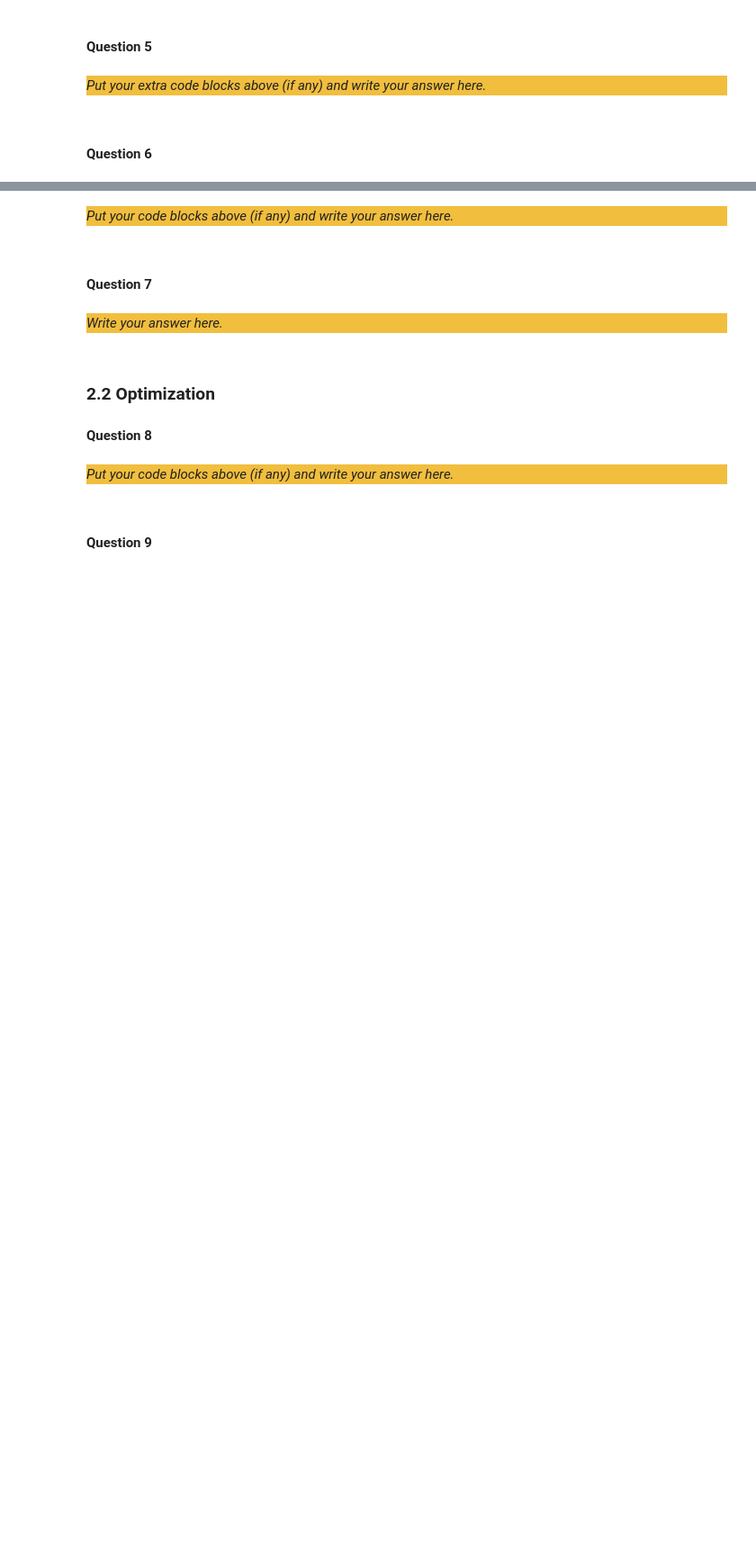
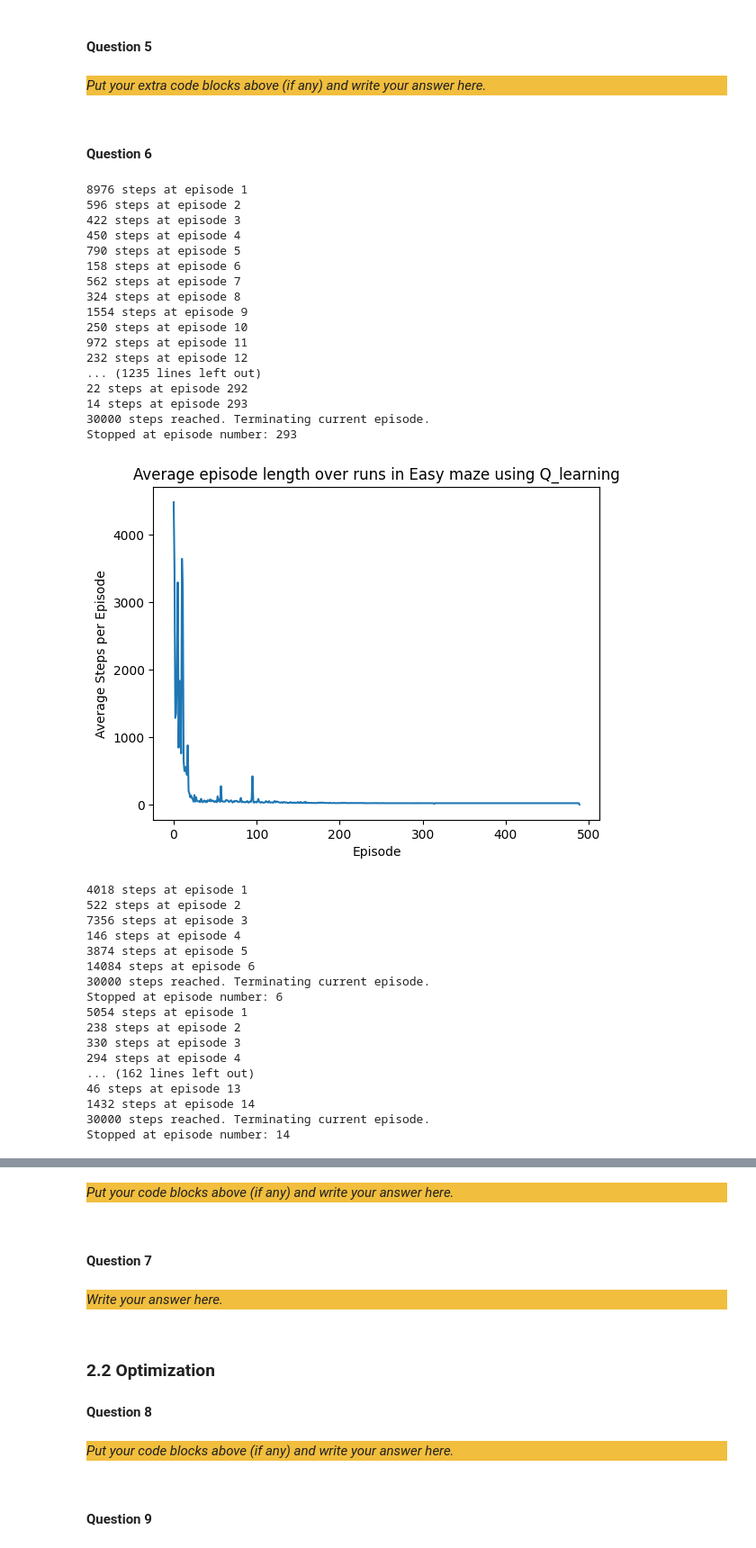
Before and after one commit to fusiatique/ci-assignments, a Jupyter notebook: assignment_3/src/Main.ipynb, the cells around one changed output, grey strips where cells are left out. Shown at 90% size. Saved outputs shown, nothing was run; the diff lists cells and outputs as text; code cells hidden in the pictures; blank space fills up the shorter version.

```diff
--- a/assignment_3/src/Main.ipynb
+++ b/assignment_3/src/Main.ipynb
@@ -304,0 +288,2 @@ for episode in tqdm(range(n_episodes)):
+# %%
+main_early_stop_no_learn(easy_maze)
@@ -319,7 +407,13 @@ class QLearning:
 
     def learn(self, possible_actions: List[Action], state: State, action: Action,
                next_state: State, reward: int, done: bool) -> None:
-        pass
+        # variables for Q table update calculations
+        q_old = self.q_table.get_q(state, action)
+        q_max_new = np.max([self.q_table.get_q(next_state, a) for a in possible_actions])
+
+        # update Q table
+        self.q_table.set_q(state, action,
+                    q_old + self.params["lr"] * (reward + self.params["gamma"] * q_max_new - q_old))
 # %%
 class SARSA:
 
@@ -329,7 +423,13 @@ class SARSA:
 
     def learn(self, state: State, action: Action, next_state: State, next_action: Action,
                reward: float, done: bool) -> None:
-        pass
+        # variables for Q table update calculations
+        q_old = self.q_table.get_q(state, action)
+        q_new = self.q_table.get_q(next_state, next_action)
+
+        # update Q table
+        self.q_table.set_q(state, action,
+                    q_old + self.params["lr"] * (reward + self.params["gamma"] * q_new - q_old))
 # %% [markdown]
 <div style="background-color:#f1be3e">
 
@@ -338,0 +524,39 @@ _Put your extra code blocks above (if any) and write your answer here._
+# %%
+plot_average_episode_lengths(run_multiple_q(easy_maze, early_stop=500), "Easy", learning_type="Q_learning")
+plot_average_episode_lengths(run_multiple_q(easy_maze, early_stop=500000, q_learning = False), "Easy", learning_type="SARSA")
+# %% [output]
+8976 steps at episode 1
+596 steps at episode 2
+422 steps at episode 3
+450 steps at episode 4
+790 steps at episode 5
+158 steps at episode 6
+562 steps at episode 7
+324 steps at episode 8
+1554 steps at episode 9
+250 steps at episode 10
+972 steps at episode 11
+232 steps at episode 12
+... (1235 lines left out)
+22 steps at episode 292
+14 steps at episode 293
+30000 steps reached. Terminating current episode.
+Stopped at episode number: 293
+[figure, added]
+4018 steps at episode 1
+522 steps at episode 2
+7356 steps at episode 3
+146 steps at episode 4
+3874 steps at episode 5
+14084 steps at episode 6
+30000 steps reached. Terminating current episode.
+Stopped at episode number: 6
+5054 steps at episode 1
+238 steps at episode 2
+330 steps at episode 3
+294 steps at episode 4
+... (162 lines left out)
+46 steps at episode 13
+1432 steps at episode 14
+30000 steps reached. Terminating current episode.
+Stopped at episode number: 14
```
Also changed, not shown: parts of 11 cells of this notebook.
